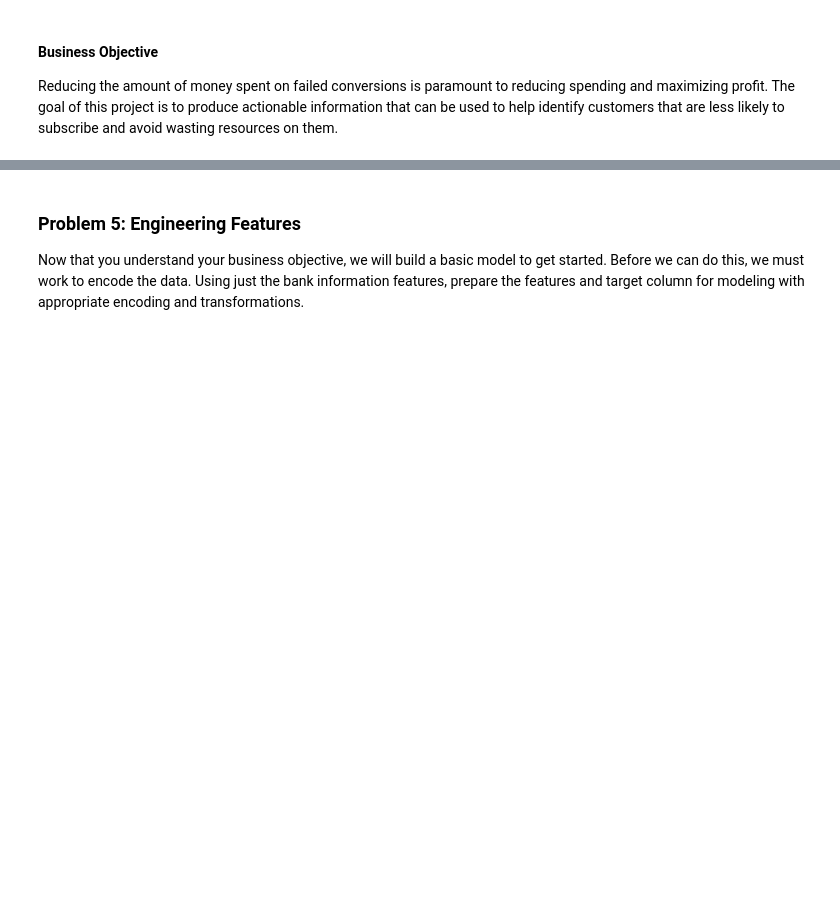
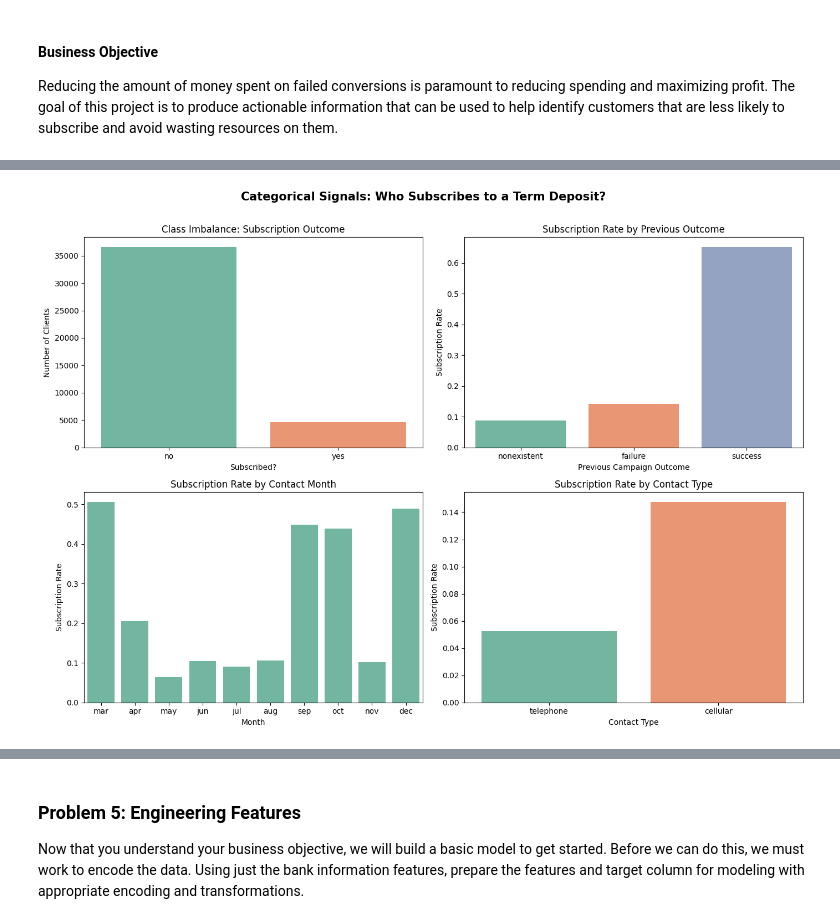
Before and after one commit to cnolan3/marketing_campaign_analysis, a Jupyter notebook: prompt_III.ipynb, the cells around one changed output, grey strips where cells are left out. Cells and saved outputs as stored; diff of their text form; code cells hidden in the pictures; blank space fills up the shorter version.

Commit message:
add more visualizations

```diff
--- a/prompt_III.ipynb
+++ b/prompt_III.ipynb
@@ -147,0 +152,43 @@ Reducing the amount of money spent on failed conversions is paramount to reducin
+# %%
+import matplotlib.pyplot as plt
+import seaborn as sns
+
+# numeric copy of the target so we can plot subscription RATES per category
+df_eda = df.copy()
+df_eda['subscribed'] = (df_eda['y'] == 'yes').astype(int)
+
+fig, axes = plt.subplots(2, 2, figsize=(14, 10))
+fig.suptitle('Categorical Signals: Who Subscribes to a Term Deposit?', fontsize=15, fontweight='bold')
+
+# class imbalance
+sns.countplot(data=df_eda, x='y', ax=axes[0, 0], hue='y', palette='Set2', legend=False)
+axes[0, 0].set_title('Class Imbalance: Subscription Outcome')
+axes[0, 0].set_xlabel('Subscribed?')
+axes[0, 0].set_ylabel('Number of Clients')
+
+# subscription rate by previous-campaign outcome
+po = df_eda.groupby('poutcome')['subscribed'].mean().sort_values()
+sns.barplot(x=po.index, y=po.values, ax=axes[0, 1], hue=po.index, palette='Set2', legend=False)
+axes[0, 1].set_title('Subscription Rate by Previous Outcome')
+axes[0, 1].set_xlabel('Previous Campaign Outcome')
+axes[0, 1].set_ylabel('Subscription Rate')
+
+# subscription rate by month (calendar order)
+month_order = ['mar', 'apr', 'may', 'jun', 'jul', 'aug', 'sep', 'oct', 'nov', 'dec']
+mo = df_eda.groupby('month')['subscribed'].mean().reindex(month_order)
+sns.barplot(x=mo.index, y=mo.values, ax=axes[1, 0], color='#66c2a5')
+axes[1, 0].set_title('Subscription Rate by Contact Month')
+axes[1, 0].set_xlabel('Month')
+axes[1, 0].set_ylabel('Subscription Rate')
+
+# subscription rate by contact type
+co = df_eda.groupby('contact')['subscribed'].mean().sort_values()
+sns.barplot(x=co.index, y=co.values, ax=axes[1, 1], hue=co.index, palette='Set2', legend=False)
+axes[1, 1].set_title('Subscription Rate by Contact Type')
+axes[1, 1].set_xlabel('Contact Type')
+axes[1, 1].set_ylabel('Subscription Rate')
+
+plt.tight_layout(rect=[0, 0, 1, 0.97])
+plt.show()
+# %% [output]
+[figure, added]
```
Also changed, not shown: parts of 4 cells of this notebook.
